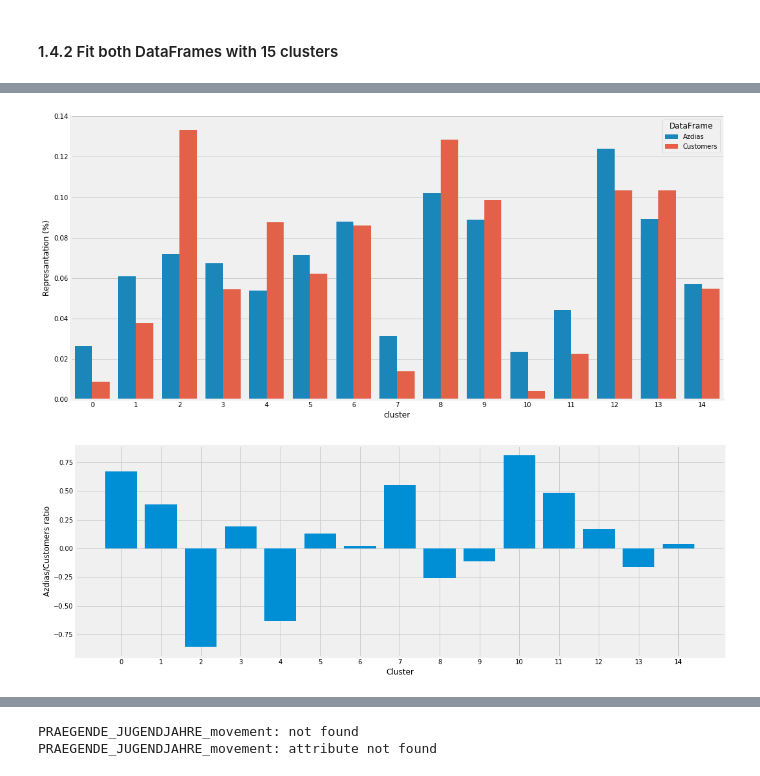
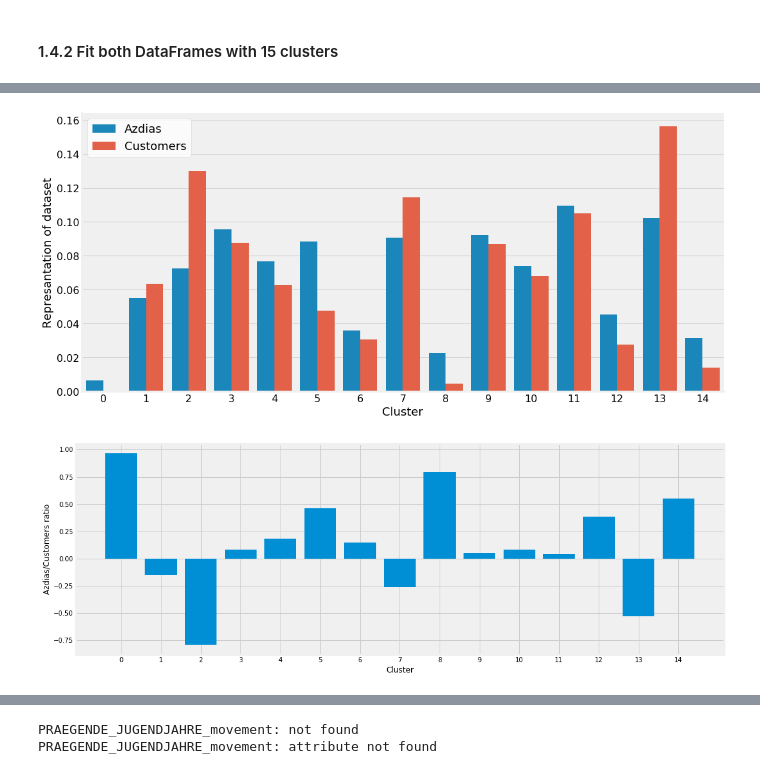
Before and after one commit to TK-Problem/nano_degree_DS, a Jupyter notebook: Capstone_project/Arvato_Project_Part_1.ipynb, the cells around one changed output, grey strips where cells are left out. Cells and saved outputs as stored; diff of their text form; code cells hidden in the pictures.

Commit message:
images for segmentation report added

```diff
--- a/Capstone_project/Arvato_Project_Part_1.ipynb
+++ b/Capstone_project/Arvato_Project_Part_1.ipynb
@@ -2959,0 +2962,8 @@ Wall time: 51min 15s
+# %%
+%%time
+
+# save model
+import pickle
+filename = 'kmeans_model_20190317.sav'
+# pickle.dump(model, open(filename, 'wb'))
+kmeans = pickle.load(open(filename, 'rb'))
@@ -2982,16 +2994,27 @@ clusters_df = clusters_df.rename(columns={"index": "cluster"})
 # %%
 # visualize proportion
 fig, ax1 = plt.subplots(figsize=(16, 8))
 tidy = (
     clusters_df.set_index('cluster')
       .stack()  # un-pivots the data
       .reset_index()  # moves all data out of the index
-      .rename(columns={'level_1': 'DataFrame', 0: 'Represantation (%)'})
+      .rename(columns={'level_1': 'DataFrame', 0: 'Represantation of dataset (%)'})
 )
-sns.barplot(x='cluster', y='Represantation (%)', hue='DataFrame', data=tidy, ax=ax1)
+sns.barplot(x='cluster', y='Represantation of dataset (%)', hue='DataFrame', data=tidy, ax=ax1)
 sns.despine(fig)
+# ax1.legend();
+legend = plt.legend(frameon = 1, fontsize=18)
+frame = legend.get_frame()
+frame.set_facecolor('w')
+
+plt.xticks(fontsize=16);
+plt.yticks(fontsize=16);
+ax1.set_ylabel("Represantation of dataset", fontsize=18)
+ax1.set_xlabel("Cluster", fontsize=18);
+
+plt.savefig("clusters.png", facecolor='w', dpi=96)
 # %% [output]
-[figure, old version]
+[figure, new version]
 # %%
 # check ratio between azdias and customers DataFrames
 clusters_df["ratio"] = (clusters_df["Azdias"] - clusters_df["Customers"]) / clusters_df["Azdias"]
@@ -3002,7 +3025,7 @@ plt.ylabel("Azdias/Customers ratio");
 plt.xlabel("Cluster")
 plt.xticks([x for x in range(15)]);
 # %% [output]
-[figure, old version]
+[figure, new version]
 # %%
 # helper function
 def get_meanings(df_attr, attribute_name):
```
Also changed, not shown: parts of 100 cells of this notebook, 12 other files.
